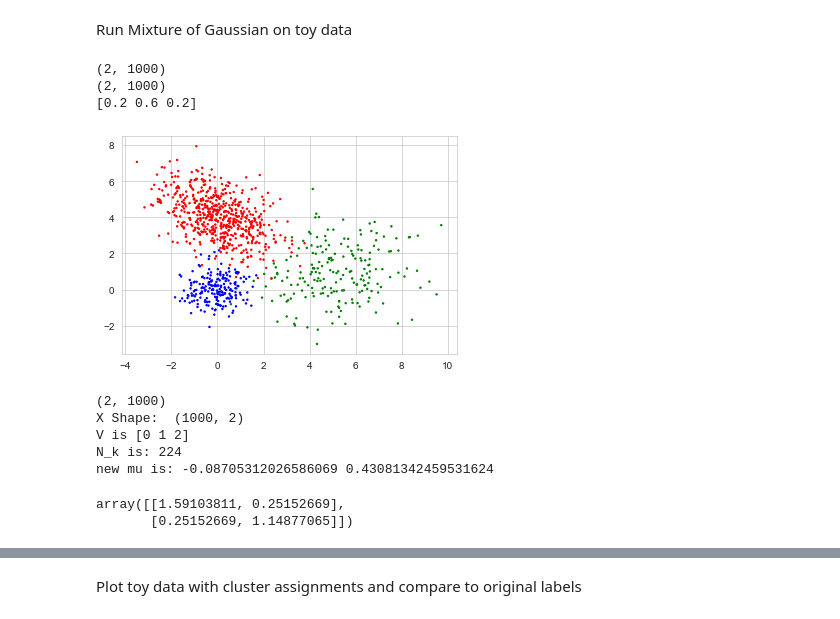
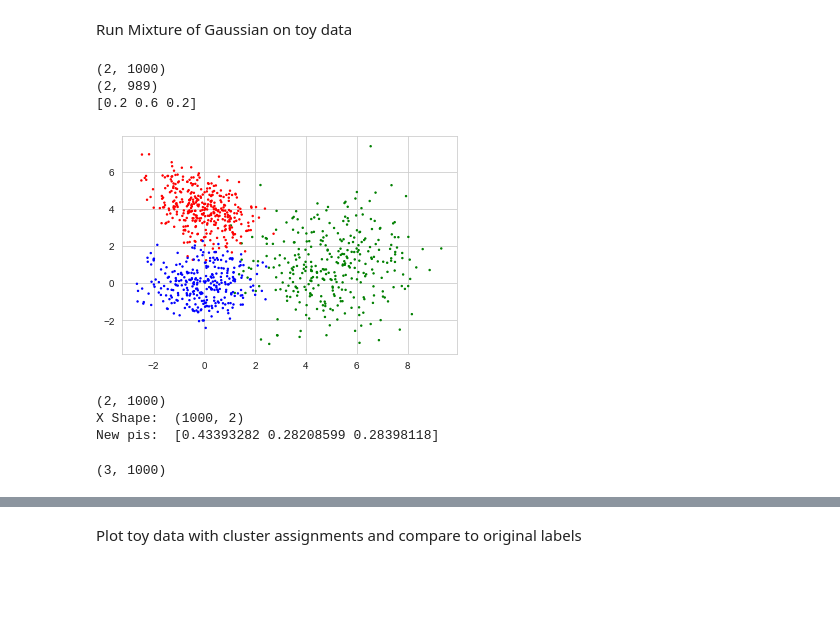
Before and after one commit to mdittschar/NDS, a Jupyter notebook: CodingLab2.ipynb, the cells around one changed output, grey strips where cells are left out. Drawn from its saved outputs; the diff is of its cells as text; code cells hidden in the pictures; blank space fills up the shorter version.

```diff
--- a/CodingLab2.ipynb
+++ b/CodingLab2.ipynb
@@ -284,41 +293,49 @@ Run Mixture of Gaussian on toy data
 # %%
 # pis, mus, sigmas = init_params(x.T, 4)
 
 mus = np.asarray([[5,1], [0,4], [0,0]])
 sigmas = np.asarray([[[2.5,0.5], [0.5,2.5]], [[1.5,-0.75], [-0.75, 1.5]], [[0.5,0], [0,0.5]]])
 pis = np.asarray([0.2, 0.6, 0.2])
 labels, x = sample_data(N=1000, m = means, S = covs, p = ps)
-labels2, x2 = sample_data(N=1000, m = mus, S = sigmas, p = pis)
+string_labels = labels.astype("str")
+string_labels[labels==0] = "g"
+string_labels[labels==1] = "r"
+string_labels[labels==2] = "b"
+string_labels[labels==3] = "k"
 
+
+mus2 = np.asarray([[5,1], [0,4], [0,0]])
+sigmas2 = np.asarray([[[2.5,0.5], [0.5,2.5]], [[1,-0.5], [-0.5, 1]], [[1,0], [0,1]]])
+pis2 = np.asarray([0.33, 0.33, 0.33])
+labels2, x2 = sample_data(N=1000, m = mus2, S = sigmas2, p = pis2)
 string_labels2 = labels2.astype("str")
 string_labels2[labels2==0] = "g"
 string_labels2[labels2==1] = "r"
 string_labels2[labels2==2] = "b"
 string_labels2[labels2==3] = "k"
 
+
+
+
 plt.scatter(x2[0], x2[1], color=string_labels2, s=2)
 print(pis)
 # %% [output]
 (2, 1000)
-(2, 1000)
+(2, 989)
 [0.2 0.6 0.2]
-[figure, old version]
+[figure, new version]
 # %%
-pis, mus, sigmas = fit_mog(x.T,3, random_seed=0)
-
+yhat, pis, mus, sigmas, sigma = fit_mog(x.T,3, random_seed=0)
 #mog_labels, m, S, p
 ##test_data, predict
 # %% [output]
 (2, 1000)
 X Shape:  (1000, 2)
-V is [0 1 2]
-N_k is: 224
-new mu is: -0.08705312026586069 0.43081342459531624
+New pis:  [0.43393282 0.28208599 0.28398118]
-# %%
-sigmas[0,:]
-# %% [output]
-array([[1.59103811, 0.25152669],
-       [0.25152669, 1.14877065]])
+# %%
+labels.shape
+# %% [output]
+(3, 1000)
 # %%
 stats.multivariate_normal(mus[0,:], sigmas[0,:]).pdf(x.T)[:10]
 # %% [output]
```
Also changed, not shown: parts of 8 cells of this notebook, 1 other file.
